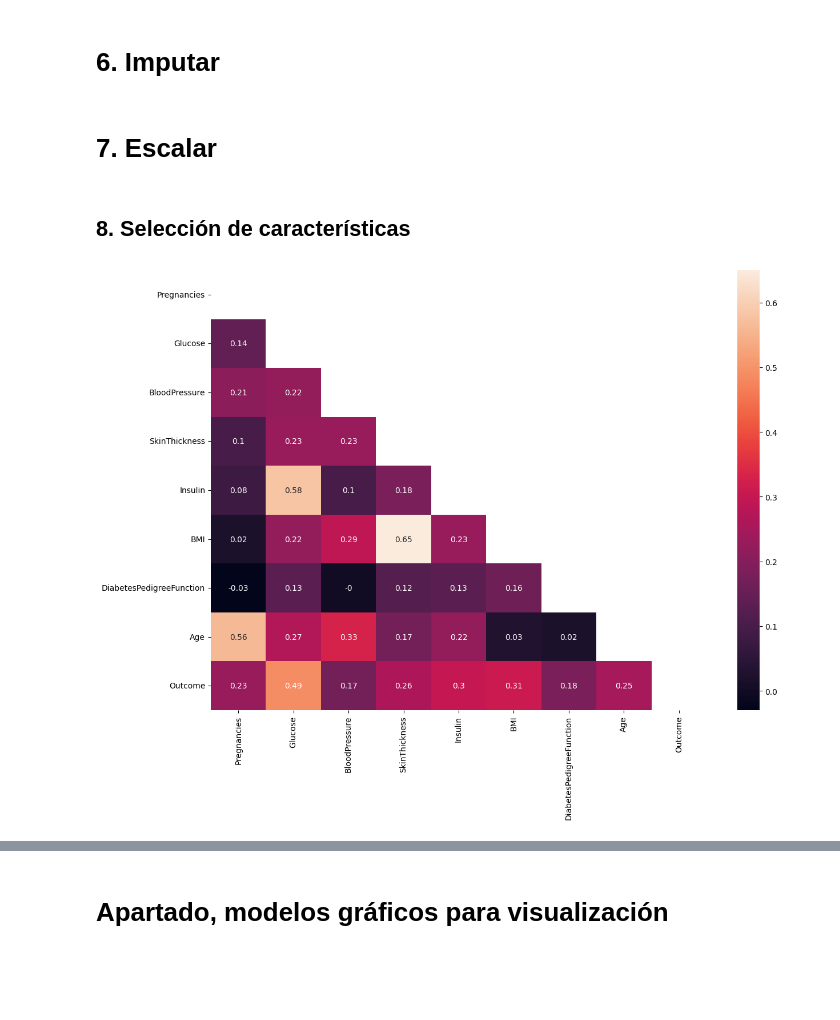
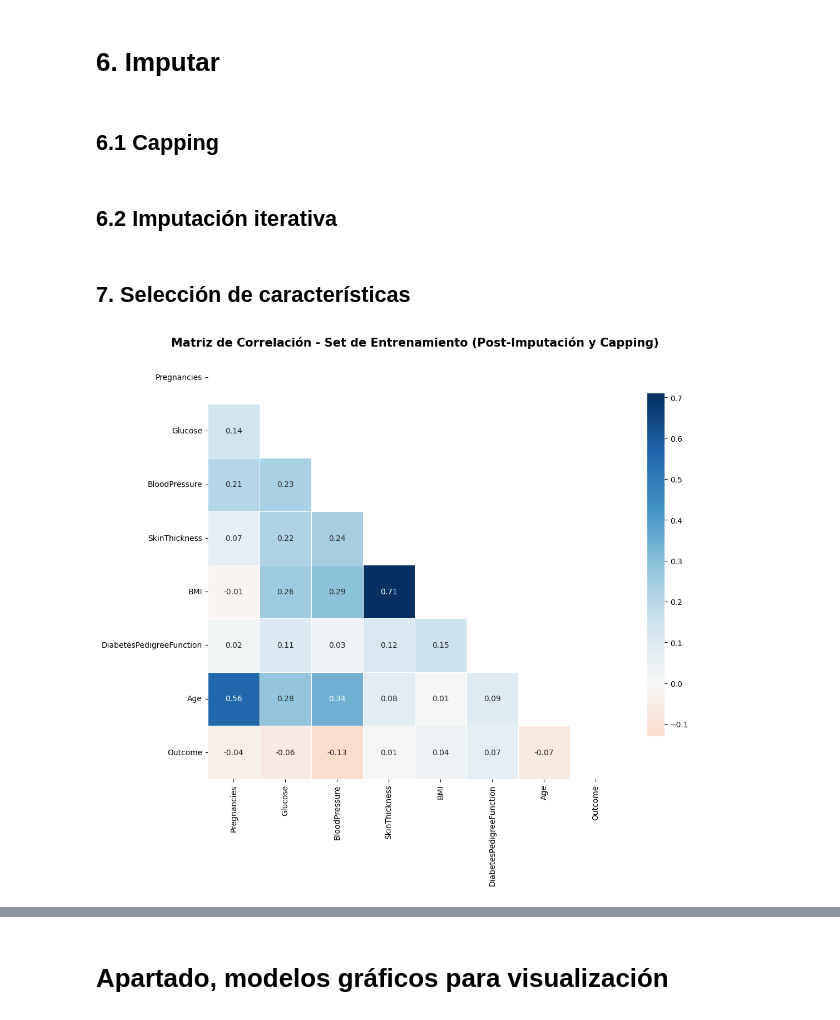
Before and after one commit to 4GeeksAcademy/steven10015-intro-ml, a Jupyter notebook: src/04-decission-tree.ipynb, the cells around one changed output, grey strips where cells are left out. Saved outputs shown, nothing was run; the diff lists cells and outputs as text; code cells hidden in the pictures; blank space fills up the shorter version.

```diff
--- a/src/04-decission-tree.ipynb
+++ b/src/04-decission-tree.ipynb
@@ -116,0 +126,2 @@ msno.matrix(df)
+# %%
+df.drop(columns=["Insulin"], inplace=True)
@@ -119,11 +135,11 @@ msno.matrix(df)
 # %%
 X = df.drop('Outcome', axis=1)
 y = df['Outcome']
-X_train, X_test, y_train, y_test = train_test_split(X, y, test_size=0.2, random_state=42)
+X_train, X_test, y_train, y_test = train_test_split(X, y, test_size=0.2, random_state=42,stratify=y)
 # %% [markdown]
 # 5. Outliers
 # %%
 # 1. Lista de columnas (aseguramos que el orden sea consistente)
-columns = ["Pregnancies", "Glucose", "BloodPressure", "SkinThickness", "Insulin", "BMI", "DiabetesPedigreeFunction", "Age"]
+columns = ["Pregnancies", "Glucose", "BloodPressure", "SkinThickness", "BMI", "DiabetesPedigreeFunction", "Age"]
 X_train[columns].describe()
 # %% [output]
@@ -183,2 +208,0 @@ X_test_imputed = pd.DataFrame(imputer.transform(X_test), columns=X_test.columns)
-# %% [markdown]
-# 7. Escalar
@@ -188,0 +209,2 @@ X_test_final = pd.DataFrame(scaler.transform(X_test_imputed), columns=X_test.col
+# %% [markdown]
+## 6.1 Capping
@@ -189,9 +239,47 @@ X_test_final = pd.DataFrame(scaler.transform(X_test_imputed), columns=X_test.col
+# %% [markdown]
+## 6.2 Imputación iterativa
+# %%
+it_imputer = IterativeImputer(random_state=42)
+
+X_train_final = pd.DataFrame(
+    it_imputer.fit_transform(X_train_capped),
+    columns=X_train_capped.columns,
+    index=X_train_capped.index
+)
+
+X_test_final = pd.DataFrame(
+    it_imputer.transform(X_test_capped),
+    columns=X_test_capped.columns,
+    index=X_test_capped.index
+)
 # %% [markdown]
-## 8. Selección de características
+## 7. Selección de características
 # %%
-plt.figure(figsize=(14,10))
-sns.heatmap(df.corr().round(2), annot=True, mask=np.triu(df.corr()))
+train_data = X_train_final.copy()
+train_data['Outcome'] = y_train.reset_index(drop=True)
+
+corr_matrix = train_data.corr().round(2)
+mask = np.triu(np.ones_like(corr_matrix, dtype=bool))
+
+plt.figure(figsize=(12, 10))
+
+sns.heatmap(
+    corr_matrix,
+    annot=True,
+    mask=mask,
+    cmap='RdBu',
+    center=0,
+    linewidths=.5,
+    cbar_kws={"shrink": .8}
+)
+
+plt.title(
+    "Matriz de Correlación - Set de Entrenamiento (Post-Imputación y Capping)",
+    fontsize=15,
+    fontweight='bold'
+)
+
 plt.show()
 # %% [output]
-[figure, old version]
+[figure, new version]
 # %% [markdown]
```
Also changed, not shown: parts of 42 cells of this notebook, 11 other files.
